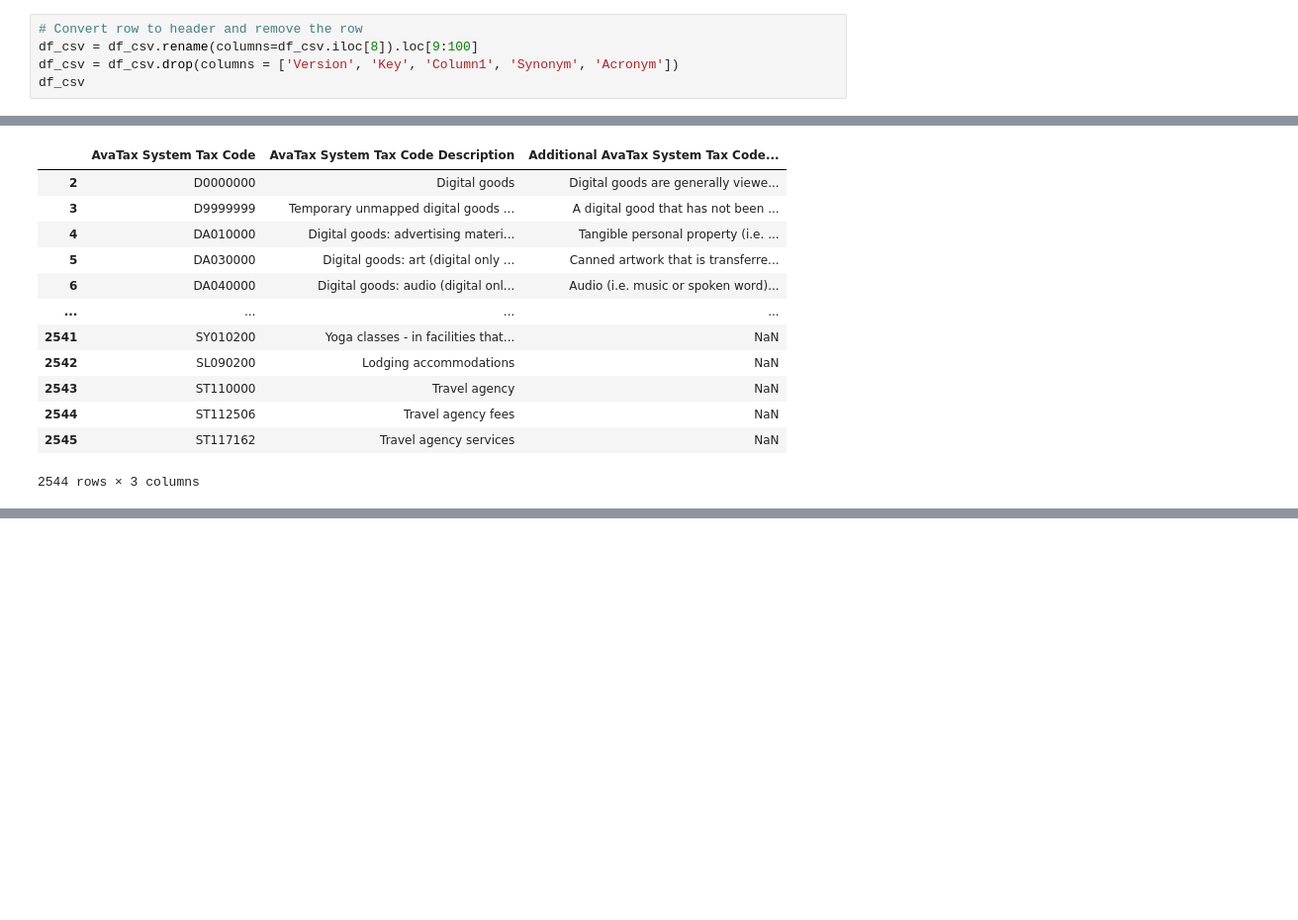
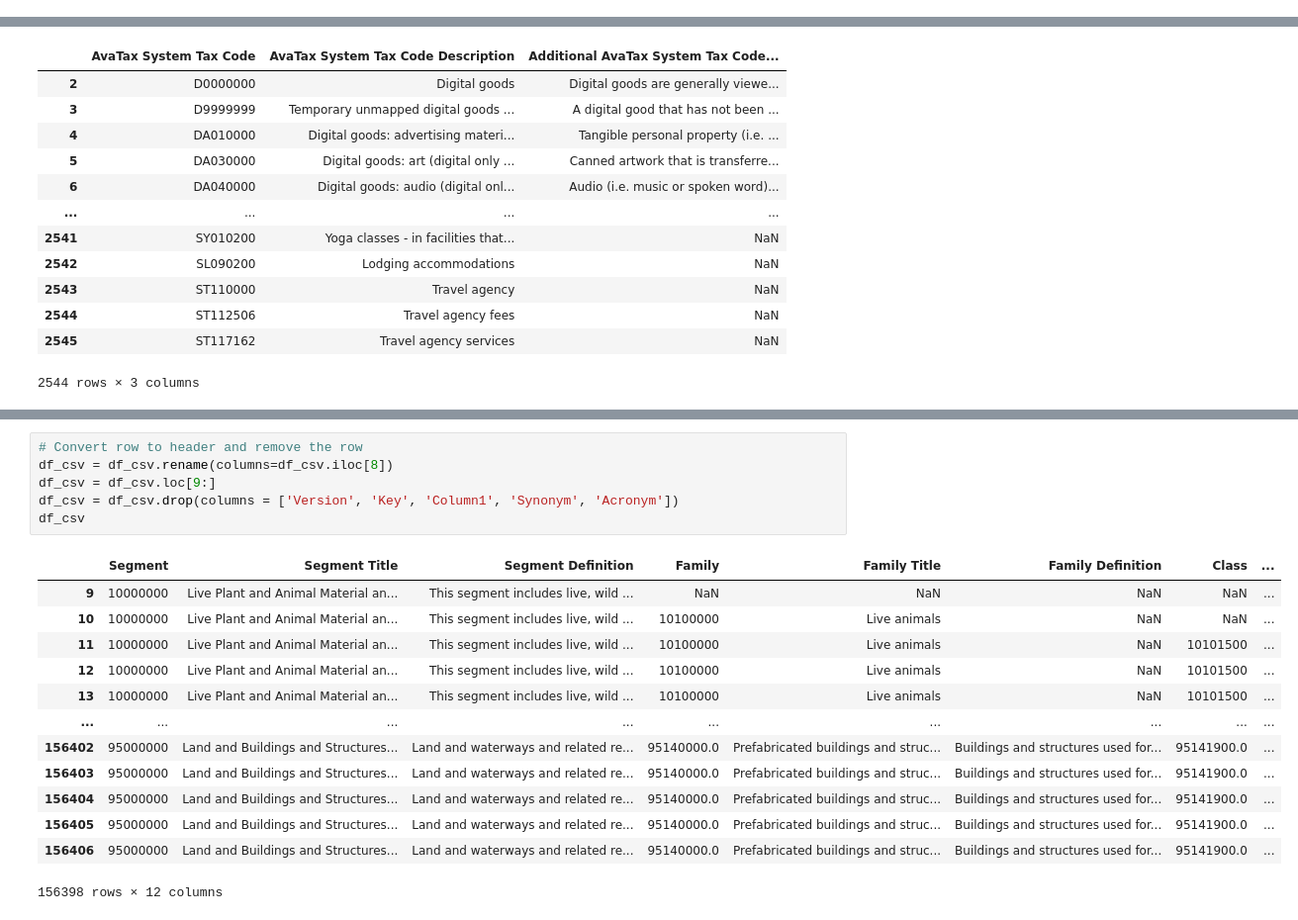
Before and after one commit to diz28/CS5800_finalproject, a Jupyter notebook: term_project.ipynb, the cells around one changed output, grey strips where cells are left out. Shown at 99% size. Drawn from its saved outputs; the diff is of its cells as text; blank space fills up the shorter version.

```diff
--- a/term_project.ipynb
+++ b/term_project.ipynb
@@ -4,8 +4,3 @@ import json
 
 df_csv = pd.read_csv('UNSPSC_English.csv')
 df_xlsx = pd.read_excel('Avalara_goods_and_services.xlsx')
-# %%
-# Convert row to header and remove the row
-df_csv = df_csv.rename(columns=df_csv.iloc[8]).loc[9:100]
-df_csv = df_csv.drop(columns = ['Version', 'Key', 'Column1', 'Synonym', 'Acronym'])
-df_csv
@@ -209,0 +240,20 @@ nan
+# %%
+# Convert row to header and remove the row
+df_csv = df_csv.rename(columns=df_csv.iloc[8])
+df_csv = df_csv.loc[9:]
+df_csv = df_csv.drop(columns = ['Version', 'Key', 'Column1', 'Synonym', 'Acronym'])
+df_csv
+# %% [output]
+|  | Segment | Segment Title | Segment Definition | Family | Family Title | Family Definition | Class | ... |
+| 9 | 10000000 | Live Plant and Animal Material an... | This segment includes live, wild ... | NaN | NaN | NaN | NaN | ... |
+| 10 | 10000000 | Live Plant and Animal Material an... | This segment includes live, wild ... | 10100000 | Live animals | NaN | NaN | ... |
+| 11 | 10000000 | Live Plant and Animal Material an... | This segment includes live, wild ... | 10100000 | Live animals | NaN | 10101500 | ... |
+| 12 | 10000000 | Live Plant and Animal Material an... | This segment includes live, wild ... | 10100000 | Live animals | NaN | 10101500 | ... |
+| 13 | 10000000 | Live Plant and Animal Material an... | This segment includes live, wild ... | 10100000 | Live animals | NaN | 10101500 | ... |
+| ... | ... | ... | ... | ... | ... | ... | ... | ... |
+| 156402 | 95000000 | Land and Buildings and Structures... | Land and waterways and related re... | 95140000.0 | Prefabricated buildings and struc... | Buildings and structures used for... | 95141900.0 | ... |
+| 156403 | 95000000 | Land and Buildings and Structures... | Land and waterways and related re... | 95140000.0 | Prefabricated buildings and struc... | Buildings and structures used for... | 95141900.0 | ... |
+| 156404 | 95000000 | Land and Buildings and Structures... | Land and waterways and related re... | 95140000.0 | Prefabricated buildings and struc... | Buildings and structures used for... | 95141900.0 | ... |
+| 156405 | 95000000 | Land and Buildings and Structures... | Land and waterways and related re... | 95140000.0 | Prefabricated buildings and struc... | Buildings and structures used for... | 95141900.0 | ... |
+| 156406 | 95000000 | Land and Buildings and Structures... | Land and waterways and related re... | 95140000.0 | Prefabricated buildings and struc... | Buildings and structures used for... | 95141900.0 | ... |
+156398 rows × 12 columns
```
Also changed, not shown: parts of 8 cells of this notebook.
